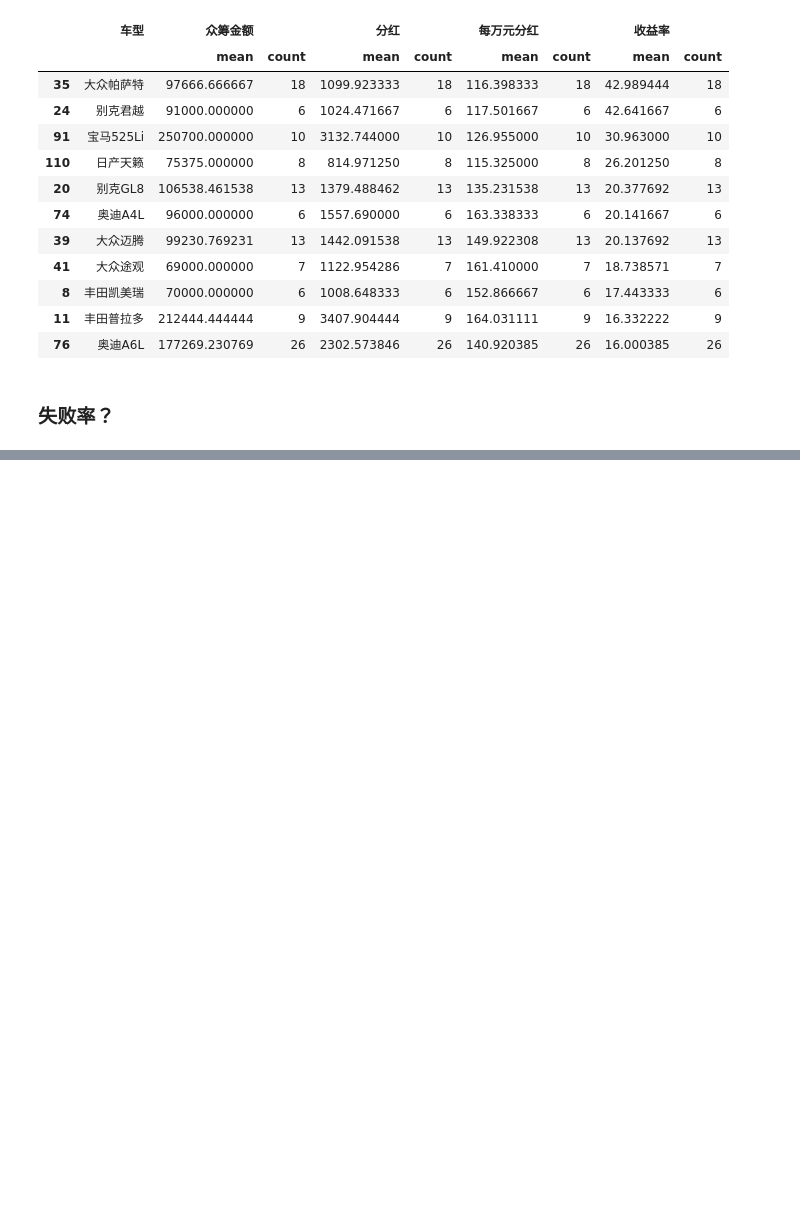
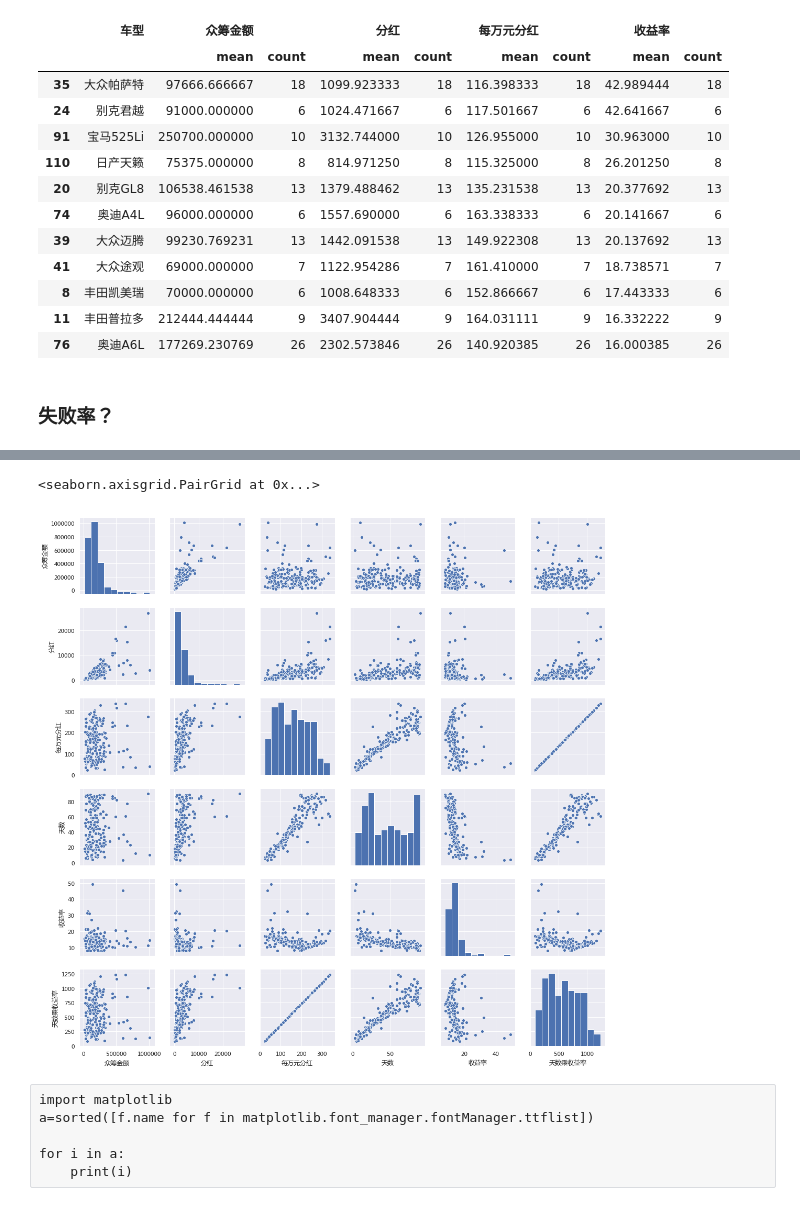
Before and after one commit to maxlz/carsale, a Jupyter notebook: car_sale.ipynb, the cells around one changed output, grey strips where cells are left out. Saved outputs shown, nothing was run; the diff lists cells and outputs as text; code cells hidden in the pictures; blank space fills up the shorter version.

```diff
--- a/car_sale.ipynb
+++ b/car_sale.ipynb
@@ -230,0 +310,6 @@ df2[df2[('收益率','count')]>5].sort_values(by=[('收益率','mean'),('收益
+# %%
+import numpy as np
+df = pd.read_csv('X2.csv')
+# %%
+numeric_cols = df.select_dtypes(include=[np.number]).columns
+numeric_cols
@@ -230,0 +327,23 @@ df2[df2[('收益率','count')]>5].sort_values(by=[('收益率','mean'),('收益
+# %%
+import numpy as np
+import matplotlib.pyplot as plt
+import seaborn as sns
+
+from matplotlib.font_manager import FontProperties
+font=FontProperties(fname='/Users/max/Library/Fonts/msyh.ttf',size=10)
+
+
+plt.rcParams['font.sans-serif'] = ['Microsoft YaHei']  # 中文字体设置-黑体
+plt.rcParams['axes.unicode_minus'] = False  # 解决保存图像是负号'-'显示为方块的问题
+sns.set(font='Microsoft YaHei')  # 解决Seaborn中文显示问题
+# %%
+sns.pairplot(df[numeric_cols].sample(200))
+# %% [output]
+<seaborn.axisgrid.PairGrid at 0x...>
+[figure, added]
+# %% [raw]
+import matplotlib
+a=sorted([f.name for f in matplotlib.font_manager.fontManager.ttflist])
+
+for i in a:
+    print(i)
```
Also changed, not shown: parts of 18 cells of this notebook, 1 other file.
